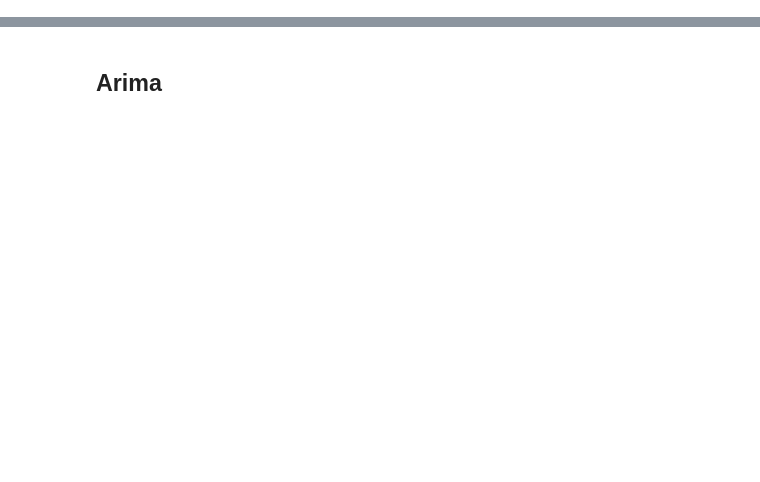
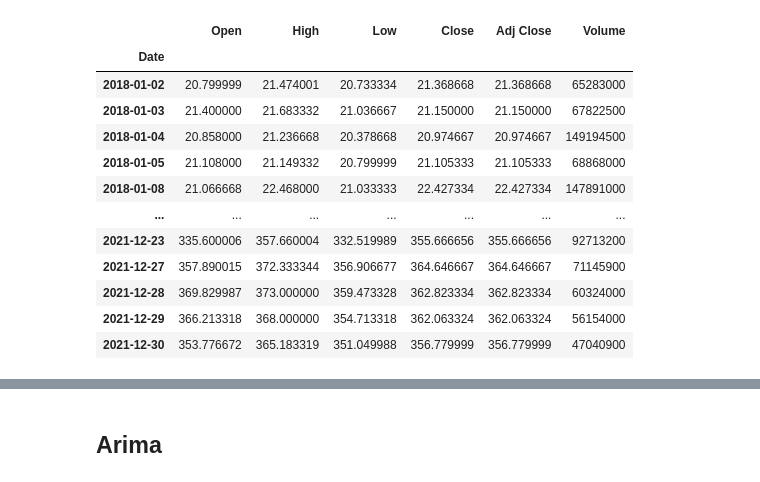
Before and after one commit to Aerospacerr/Thesis, a Jupyter notebook: time-series-arima-lstm.ipynb, the cells around one changed output, grey strips where cells are left out. Drawn from its saved outputs; the diff is of its cells as text; code cells hidden in the pictures; blank space fills up the shorter version.

Commit message:
Kaggle Notebook | Time Series_ARIMA_LSTM | Version 3

```diff
--- a/time-series-arima-lstm.ipynb
+++ b/time-series-arima-lstm.ipynb
@@ -40,0 +45,85 @@ WARNING: Running pip as the 'root' user can result in broken permissions and con
+# %%
+import numpy as np
+import pandas as pd
+import matplotlib.pyplot as plt
+from sklearn.metrics import mean_squared_error, mean_absolute_error
+import yfinance as yf
+import itertools
+
+from statsmodels.tsa.arima.model import ARIMA
+
+
+
+# Download Tesla stock data from 2018-01-01 to 2022-12-31
+start_date = '2018-01-01'
+end_date = '2022-12-31'
+ticker = 'TSLA'
+data = yf.download(ticker, start=start_date, end=end_date)
+
+# Split the data into train and test sets
+train_size = int(len(data) * 0.8)
+train_data = data.iloc[:train_size]
+test_data = data.iloc[train_size:]
+
+# Grid search for the best ARIMA parameters
+p_range = range(0, 3)
+d_range = range(0, 3)
+q_range = range(0, 3)
+
+pdq_combinations = list(itertools.product(p_range, d_range, q_range))
+
+best_aic = float('inf')
+best_pdq = None
+
+for pdq in pdq_combinations:
+    try:
+        arima_model = ARIMA(train_data['Close'], order=pdq)
+        arima_model_fit = arima_model.fit()
+        current_aic = arima_model_fit.aic
+
+        if current_aic < best_aic:
+            best_aic = current_aic
+            best_pdq = pdq
+
+    except ValueError:
+        continue
+
+print(f"Best ARIMA parameters: {best_pdq}")
+
+# Fit the ARIMA model with the best parameters
+arima_model = ARIMA(train_data['Close'], order=best_pdq)
+arima_model_fit = arima_model.fit()
+
+# Make predictions using ARIMA
+arima_preds = arima_model_fit.forecast(steps=len(test_data))[0]
+
+# Calculate RMSE and MAE for ARIMA
+arima_rmse = np.sqrt(mean_squared_error(test_data['Close'], arima_preds))
+arima_mae = mean_absolute_error(test_data['Close'], arima_preds)
+print(f"ARIMA RMSE: {arima_rmse:.2f}")
+print(f"ARIMA MAE: {arima_mae:.2f}")
+
+# Plot the train data, test data, and ARIMA predictions
+plt.figure(figsize=(14, 6))
+plt.plot(data.index[:train_size], train_data['Close'], label='Train Data', color='blue')
+plt.plot(data.index[train_size:], test_data['Close'], label='Test Data', color='green')
+plt.plot(data.index[train_size:], arima_preds, label='ARIMA Predictions', color='red', linestyle='--')
+plt.xlabel('Date')
+plt.ylabel('Closing Price')
+plt.title('Tesla Closing Price with ARIMA Predictions')
+plt.legend()
+plt.show()
+# %% [output]
+|  | Open | High | Low | Close | Adj Close | Volume |
+| Date |  |  |  |  |  |  |
+| 2018-01-02 | 20.799999 | 21.474001 | 20.733334 | 21.368668 | 21.368668 | 65283000 |
+| 2018-01-03 | 21.400000 | 21.683332 | 21.036667 | 21.150000 | 21.150000 | 67822500 |
+| 2018-01-04 | 20.858000 | 21.236668 | 20.378668 | 20.974667 | 20.974667 | 149194500 |
+| 2018-01-05 | 21.108000 | 21.149332 | 20.799999 | 21.105333 | 21.105333 | 68868000 |
+| 2018-01-08 | 21.066668 | 22.468000 | 21.033333 | 22.427334 | 22.427334 | 147891000 |
+| ... | ... | ... | ... | ... | ... | ... |
+| 2021-12-23 | 335.600006 | 357.660004 | 332.519989 | 355.666656 | 355.666656 | 92713200 |
+| 2021-12-27 | 357.890015 | 372.333344 | 356.906677 | 364.646667 | 364.646667 | 71145900 |
+| 2021-12-28 | 369.829987 | 373.000000 | 359.473328 | 362.823334 | 362.823334 | 60324000 |
+| 2021-12-29 | 366.213318 | 368.000000 | 354.713318 | 362.063324 | 362.063324 | 56154000 |
+| 2021-12-30 | 353.776672 | 365.183319 | 351.049988 | 356.779999 | 356.779999 | 47040900 |
```
Also changed, not shown: parts of 13 cells of this notebook.
